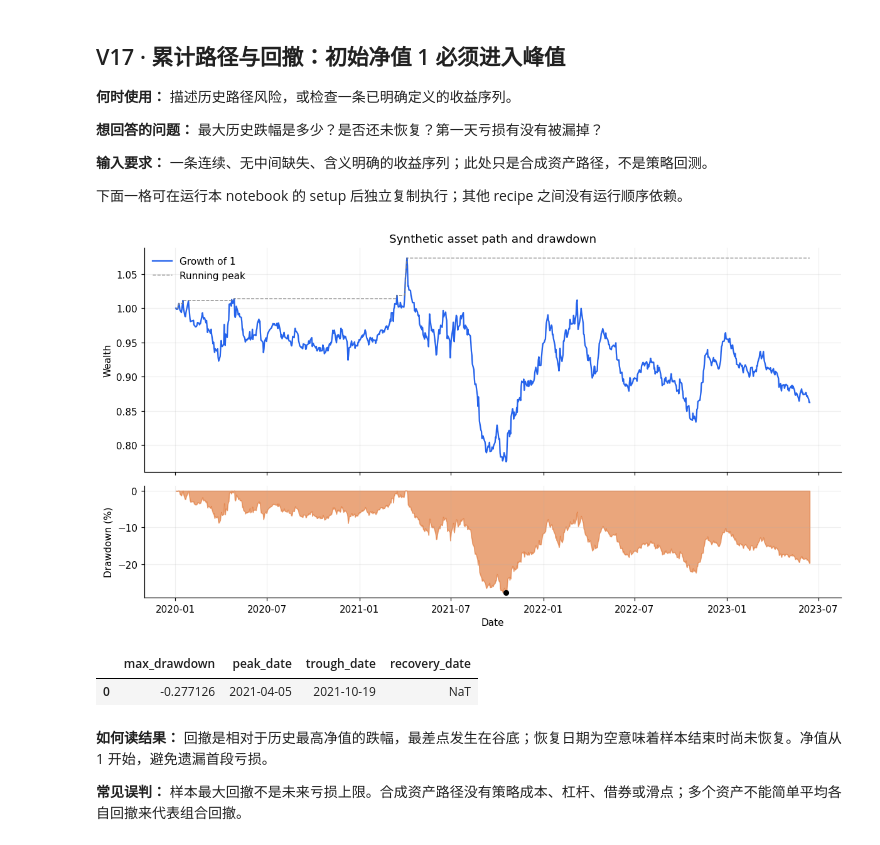
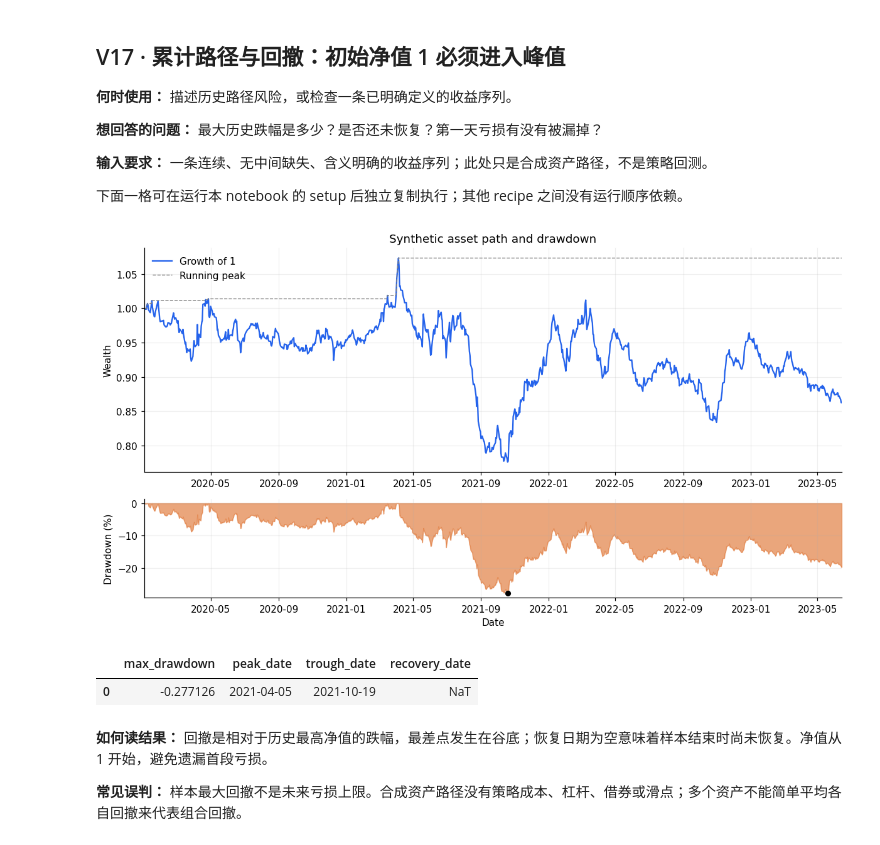
Before and after one commit to EnkiDoctor/timeseries-research-notebooks, a Jupyter notebook: notebooks/02_time_series_processing_visualization.ipynb, the cells around one changed output. Saved outputs shown, nothing was run; the diff lists cells and outputs as text; code cells hidden in the pictures.

Commit message:
Use pyplot syntax throughout visualization templates

```diff
--- a/notebooks/02_time_series_processing_visualization.ipynb
+++ b/notebooks/02_time_series_processing_visualization.ipynb
@@ -1374,31 +1459,37 @@ test 最高组减最低组均值差: 3.61 bps
 # %%
 v17 = wide_ret["Alpha"].iloc[1:]  # 第一条本来就未知；仅去掉这条起始缺失。
 if v17.isna().any():
     raise ValueError("中间收益缺失：先确定缺失语义，不把缺失当作零收益。")
 if (v17 <= -1).any():
     raise ValueError("此净值模型要求收益 > -100%。")
 # 添加初始净值，使第一段亏损也能被回撤正确捕捉。
 initial_date = wide_ret.index[0]
 wealth = pd.concat([pd.Series([1.0], index=[initial_date]), (1 + v17).cumprod()])
 peak = wealth.cummax()
 drawdown = wealth / peak - 1
 trough_date = drawdown.idxmin()
 peak_date = wealth.loc[:trough_date].idxmax()
 recovered = wealth.loc[trough_date:].ge(wealth.loc[peak_date])
 recovery_date = recovered.index[recovered][0] if recovered.any() else pd.NaT
-fig, axes = plt.subplots(2, 1, figsize=(11, 6), sharex=True, gridspec_kw={"height_ratios": [2, 1]})
-axes[0].plot(wealth.index, wealth, color=COLORS[0], label="Growth of 1")
-axes[0].plot(peak.index, peak, color="grey", linestyle="--", linewidth=0.9, label="Running peak")
-axes[0].set(title="Synthetic asset path and drawdown", ylabel="Wealth")
-axes[0].legend()
-axes[1].fill_between(drawdown.index, drawdown.values * 100, 0, color=COLORS[1], alpha=0.65)
-axes[1].scatter([trough_date], [drawdown.loc[trough_date] * 100], color="black", s=25)
-axes[1].set(ylabel="Drawdown (%)", xlabel="Date")
-fig.tight_layout()
+plt.figure(figsize=(11, 6))
+plt.subplot2grid((3, 1), (0, 0), rowspan=2)
+plt.plot(wealth.index, wealth, color=COLORS[0], label="Growth of 1")
+plt.plot(peak.index, peak, color="grey", linestyle="--", linewidth=0.9, label="Running peak")
+plt.title("Synthetic asset path and drawdown")
+plt.ylabel("Wealth")
+plt.xlim(wealth.index.min(), wealth.index.max())
+plt.legend()
+plt.subplot2grid((3, 1), (2, 0))
+plt.fill_between(drawdown.index, drawdown.values * 100, 0, color=COLORS[1], alpha=0.65)
+plt.scatter([trough_date], [drawdown.loc[trough_date] * 100], color="black", s=25)
+plt.ylabel("Drawdown (%)")
+plt.xlabel("Date")
+plt.xlim(wealth.index.min(), wealth.index.max())
+plt.tight_layout()
 plt.show()
 display(pd.DataFrame({"max_drawdown": [drawdown.min()], "peak_date": [peak_date], "trough_date": [trough_date], "recovery_date": [recovery_date]}))
 # %% [output]
-[figure, old version]
+[figure, new version]
 |  | max_drawdown | peak_date | trough_date | recovery_date |
 | 0 | -0.277126 | 2021-04-05 | 2021-10-19 | NaT |
 # %% [markdown]
```
Also changed, not shown: parts of 18 cells of this notebook, 15 other files.
